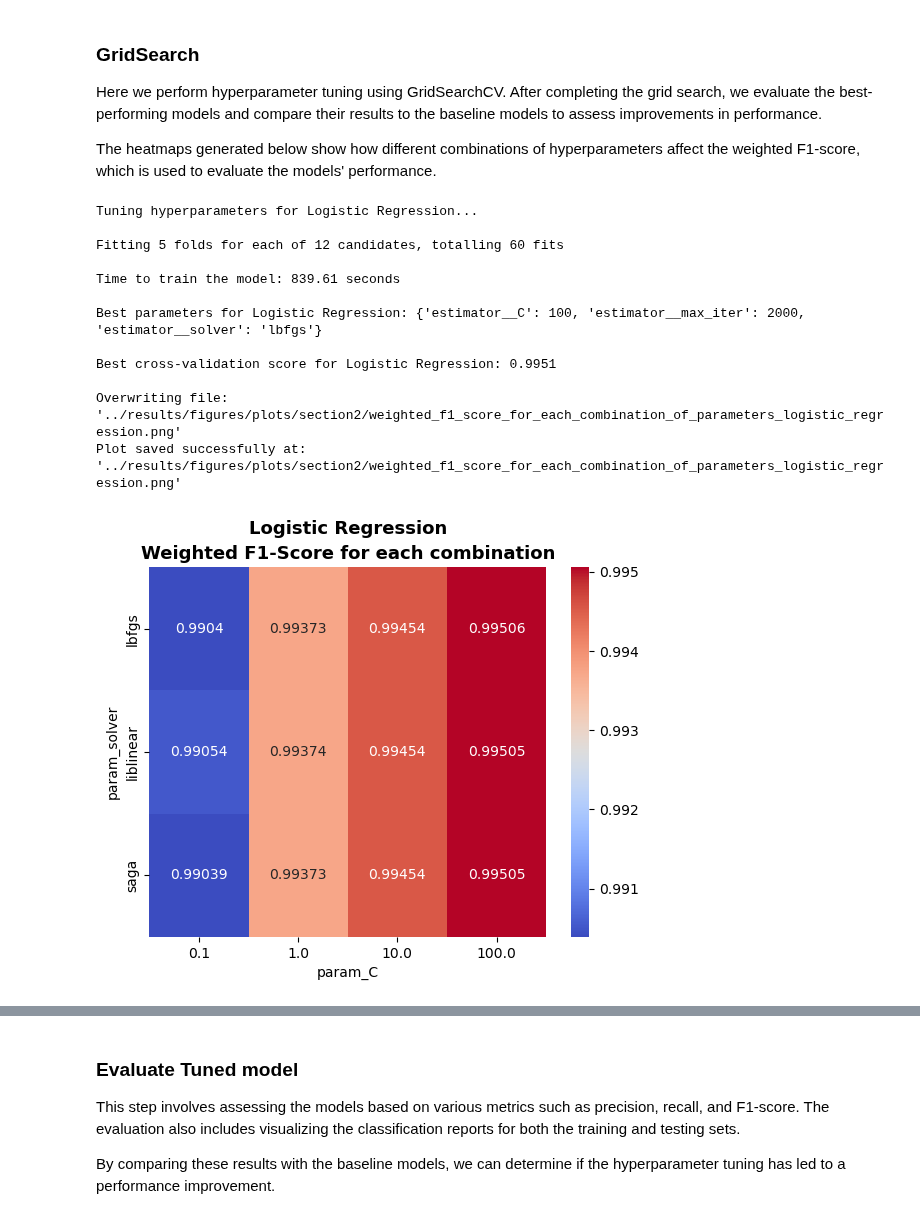
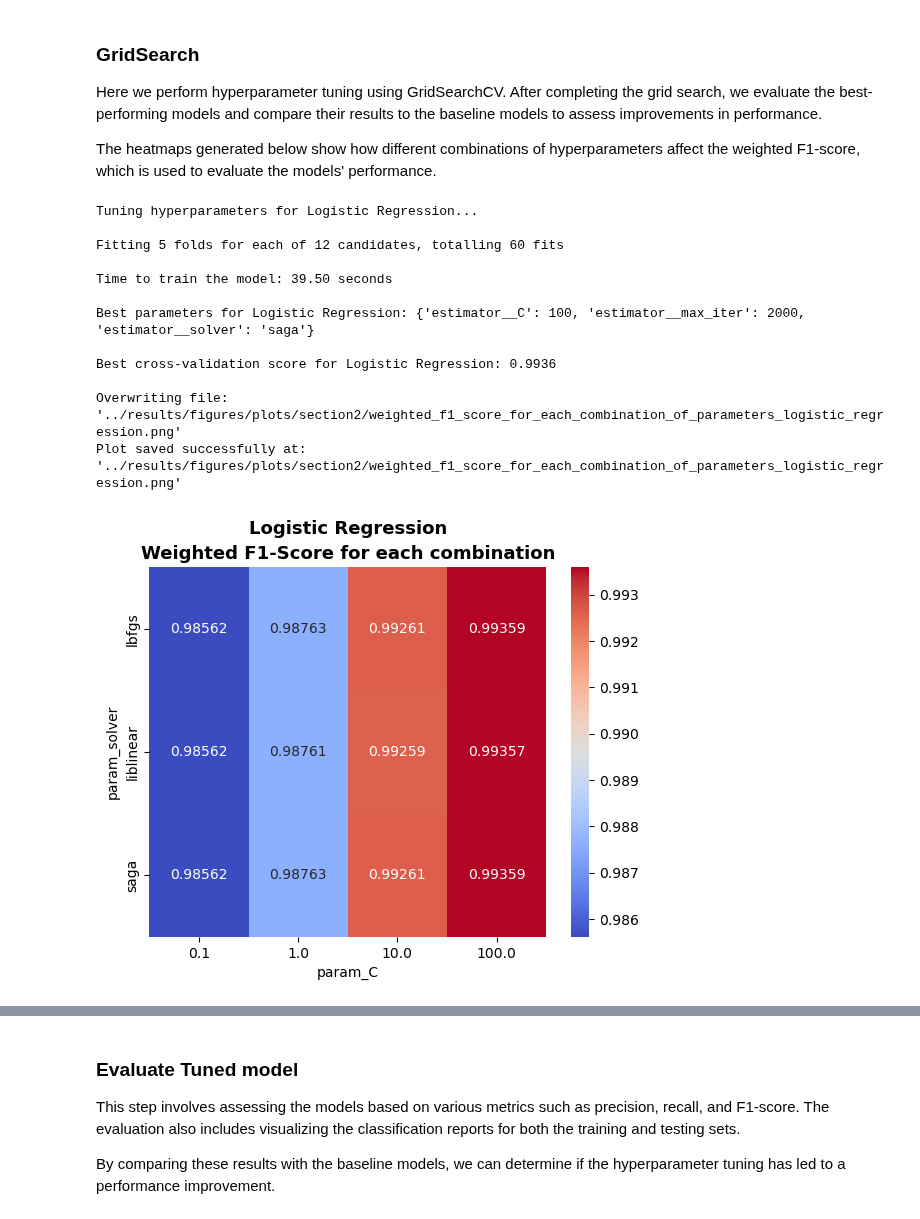
Before and after one commit to Botti01/SSH-Shell-Attacks, a Jupyter notebook: notebooks/section2_supervised_learning_classification.ipynb, the cells around one changed output, grey strips where cells are left out. Saved outputs shown, nothing was run; the diff lists cells and outputs as text; code cells hidden in the pictures.

```diff
--- a/notebooks/section2_supervised_learning_classification.ipynb
+++ b/notebooks/section2_supervised_learning_classification.ipynb
@@ -610,42 +609,42 @@ def hyperparameter_tuning_with_gridsearch(model_name, model, param_grid, X_train
 # %%
 # Esegui GridSearch per Logistic Regression con OneVsRestClassifier
 best_logreg_model = hyperparameter_tuning_with_gridsearch(
-    "Logistic Regression", LogisticRegression(max_iter=2000, random_state=42), param_grid_logreg, X_train_tfidf, y_train_binary
+    "Logistic Regression", LogisticRegression(max_iter=2000, random_state=42), param_grid_logreg, X_train, y_train_binary
 )
 
 results_logreg = pd.DataFrame(best_logreg_model.cv_results_)
 
 # Crea una pivot table
 scores_logreg = results_logreg.pivot(index='param_estimator__solver',
                                      columns='param_estimator__C',
                                      values='mean_test_score')
 
 # Visualizza la heatmap
 sns.heatmap(scores_logreg, annot=True, cmap='coolwarm', fmt='.5g')
 plt.xlabel('param_C')
 plt.ylabel('param_solver')
 plt.title('Logistic Regression\nWeighted F1-Score for each combination', fontsize=13, weight='bold', linespacing=1.5)
 
 # Save the plot
 current_fig = plt.gcf()
 save_plot(current_fig, plot_directory, "weighted_f1_score_for_each_combination_of_parameters_logistic_regression", "png", global_overwrite)
 
 # Show the plot
 plt.show()
 # %% [output]
 Tuning hyperparameters for Logistic Regression...
 
 Fitting 5 folds for each of 12 candidates, totalling 60 fits
 
-Time to train the model: 839.61 seconds
+Time to train the model: 39.50 seconds
 
-Best parameters for Logistic Regression: {'estimator__C': 100, 'estimator__max_iter': 2000, 'estimator__solver': 'lbfgs'}
+Best parameters for Logistic Regression: {'estimator__C': 100, 'estimator__max_iter': 2000, 'estimator__solver': 'saga'}
 
-Best cross-validation score for Logistic Regression: 0.9951
+Best cross-validation score for Logistic Regression: 0.9936
 
 Overwriting file: '../results/figures/plots/section2/weighted_f1_score_for_each_combination_of_parameters_logistic_regression.png'
 Plot saved successfully at: '../results/figures/plots/section2/weighted_f1_score_for_each_combination_of_parameters_logistic_regression.png'
-[figure, old version]
+[figure, new version]
 # %%
 # Esegui GridSearch per Random Forest con OneVsRestClassifier
 best_rf_model = hyperparameter_tuning_with_gridsearch(
```
Also changed, not shown: parts of 15 cells of this notebook.
